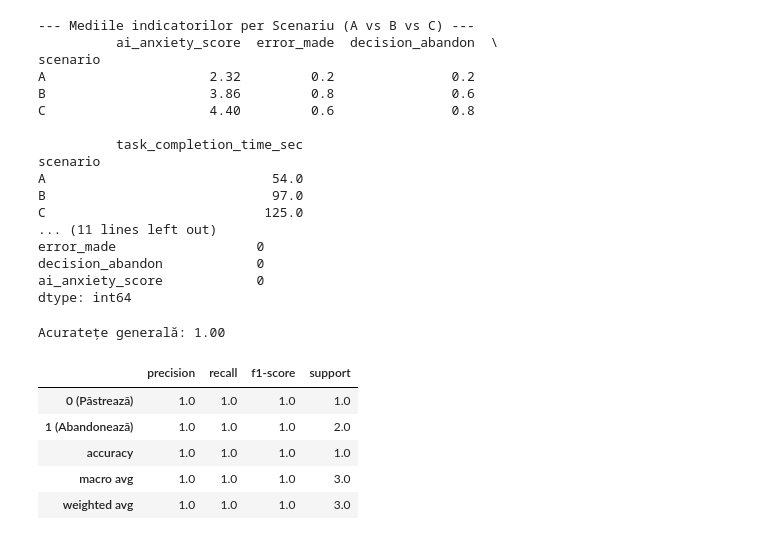
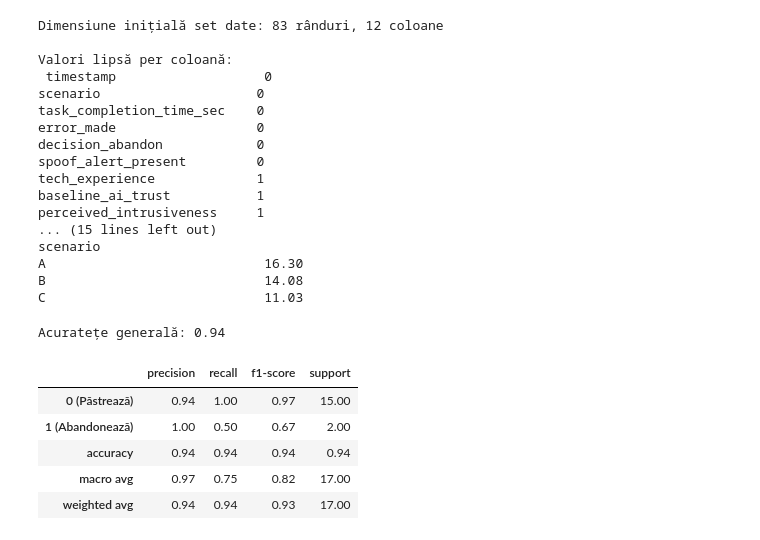
Before and after one commit to CrucinPatri/HCI-AI-Anxiety-Research, a Jupyter notebook: notebooks/analysis.ipynb, the cells around one changed output. Saved outputs shown, nothing was run; the diff lists cells and outputs as text; code cells hidden in the pictures.

Commit message:
innlocuire date reale

```diff
--- a/notebooks/analysis.ipynb
+++ b/notebooks/analysis.ipynb
@@ -2,72 +2,85 @@
 import pandas as pd
 import numpy as np
 import seaborn as sns
+import matplotlib.pyplot as plt
 
 from sklearn.model_selection import train_test_split
-from sklearn.metrics import accuracy_score, classification_report
+from sklearn.metrics import accuracy_score, classification_report, confusion_matrix
 from sklearn.ensemble import RandomForestClassifier
 
-#incarcare set date proof of concept
-df = pd.read_csv('../data/mock_data.csv')
-print("--- Mediile indicatorilor per Scenariu (A vs B vs C) ---")
-print(df.groupby('scenario')[['ai_anxiety_score', 'error_made', 'decision_abandon', 'task_completion_time_sec']].mean())
+#date reale colectate din Google Forms
+df = pd.read_csv('../data/real_experiment_data.csv')
 
-print("- Validare date initiale -")
-print(f"Dimensiune set date: {df.shape[0]} randuri, {df.shape[1]} coloane")
-print("Valori lipsa per coloana:", df.isnull().sum())
+#Standardizare nume coloane
+df.columns = [
+    'timestamp', 'scenario', 'task_completion_time_sec', 'error_made',
+    'decision_abandon', 'spoof_alert_present', 'tech_experience',
+    'baseline_ai_trust', 'perceived_intrusiveness', 'perceived_transparency',
+    'perceived_authenticity', 'ai_anxiety_score'
+]
+
+#eliminare randuri incomplete
+print(f"Dimensiune inițială set date: {df.shape[0]} rânduri, {df.shape[1]} coloane")
+print("\nValori lipsă per coloană:\n", df.isnull().sum())
+
+df = df.dropna().reset_index(drop=True)
+print(f"\nDimensiune după curățare: {df.shape[0]} rânduri valide")
+
+print("\n--- Mediile indicatorilor per Scenariu (A vs B vs C) ---")
+print(df.groupby('scenario')[['ai_anxiety_score', 'error_made', 'decision_abandon', 'task_completion_time_sec']].mean().round(2))
 # %% [output]
---- Mediile indicatorilor per Scenariu (A vs B vs C) ---
-          ai_anxiety_score  error_made  decision_abandon  \
-scenario
-A                     2.32         0.2               0.2
-B                     3.86         0.8               0.6
-C                     4.40         0.6               0.8
+Dimensiune inițială set date: 83 rânduri, 12 coloane
 
-          task_completion_time_sec
-scenario
-A                             54.0
-B                             97.0
-C                            125.0
-... (11 lines left out)
+Valori lipsă per coloană:
+ timestamp                   0
+scenario                    0
+task_completion_time_sec    0
 error_made                  0
 decision_abandon            0
-ai_anxiety_score            0
-dtype: int64
+spoof_alert_present         0
+tech_experience             1
+baseline_ai_trust           1
+perceived_intrusiveness     1
+... (15 lines left out)
+scenario
+A                            16.30
+B                            14.08
+C                            11.03
 # %%
 from sklearn.model_selection import train_test_split
 from sklearn.metrics import accuracy_score, classification_report
 from sklearn.ensemble import RandomForestClassifier
 
 # preprocesare si encoding
 df_encoded = pd.get_dummies(df, columns=['scenario'], drop_first=True)
-X = df_encoded.drop(columns=['user_id', 'decision_abandon'])
+X = df_encoded.drop(columns=['timestamp', 'decision_abandon'])
 y = df_encoded['decision_abandon']
 
 # impartirea datelor
 X_train, X_test, y_train, y_test = train_test_split(X, y, test_size=0.2, random_state=42, stratify=y)
 
 # antrenare Random Forest
 rf_model = RandomForestClassifier(n_estimators=100, random_state=42)
 rf_model.fit(X_train, y_train)
 
 # predictie
 y_pred = rf_model.predict(X_test)
 
 # raaport de clasifiecare
-report_dict = classification_report(y_test, y_pred, output_dict=True)
+report_dict = classification_report(y_test, y_pred, output_dict=True, zero_division=0)
 report_df = pd.DataFrame(report_dict).transpose()
 report_df.index = ['0 (Păstrează)', '1 (Abandonează)', 'accuracy', 'macro avg', 'weighted avg']
 
 print(f"Acuratețe generală: {accuracy_score(y_test, y_pred):.2f}\n")
 display(report_df.round(2))
 # %% [output]
-Acuratețe generală: 1.00
+Acuratețe generală: 0.94
 |  | precision | recall | f1-score | support |
-| 0 (Păstrează) | 1.0 | 1.0 | 1.0 | 1.0 |
-| 1 (Abandonează) | 1.0 | 1.0 | 1.0 | 2.0 |
-| accuracy | 1.0 | 1.0 | 1.0 | 1.0 |
-| macro avg | 1.0 | 1.0 | 1.0 | 3.0 |
-| weighted avg | 1.0 | 1.0 | 1.0 | 3.0 |
+| 0 (Păstrează) | 0.94 | 1.00 | 0.97 | 15.00 |
+| 1 (Abandonează) | 1.00 | 0.50 | 0.67 | 2.00 |
+| accuracy | 0.94 | 0.94 | 0.94 | 0.94 |
+| macro avg | 0.97 | 0.75 | 0.82 | 17.00 |
+| weighted avg | 0.94 | 0.94 | 0.93 | 17.00 |
 # %%
 import matplotlib.pyplot as plt
 import seaborn as sns
```
Also changed, not shown: parts of 1 cell of this notebook, 1 other file.
